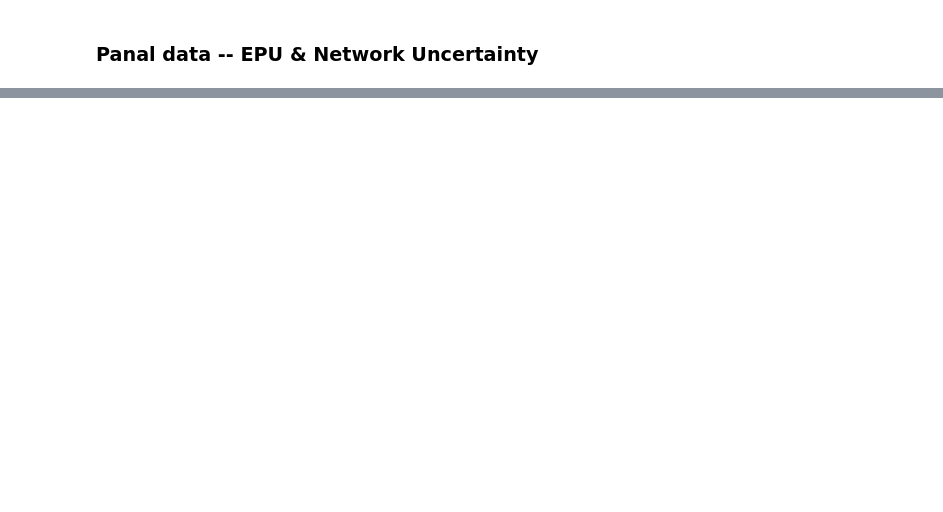
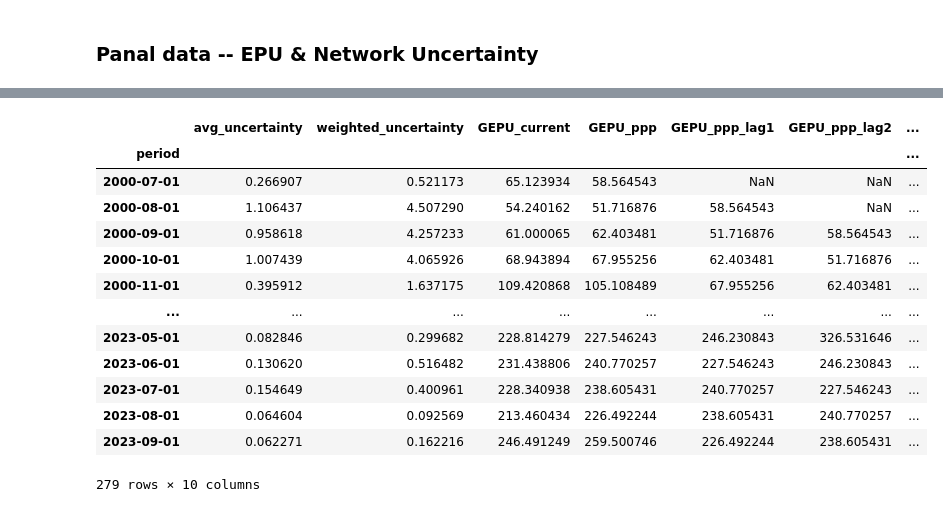
Before and after one commit to Sifan1997/Code_for_thesis, a Jupyter notebook: notebook/3_modelling.ipynb, the cells around one changed output, grey strips where cells are left out. Cells and saved outputs as stored; diff of their text form; code cells hidden in the pictures; blank space fills up the shorter version.

```diff
--- a/notebook/3_modelling.ipynb
+++ b/notebook/3_modelling.ipynb
@@ -53,0 +122,42 @@ plt.show()
+# %%
+import pandas as pd
+import statsmodels.api as sm
+
+# Assuming your data frames are named uncertainty and epu
+# Merge the data frames on the 'period' column
+merged_data = pd.merge(uncertainty, epu, on='period')
+
+# Convert 'period' column to datetime format with the specified format
+merged_data['period'] = pd.to_datetime(merged_data['period'], format='%YM%m')
+
+# Set the 'date' column as the index
+merged_data.set_index('period', inplace=True)
+
+# Check for missing values and handle them if necessary
+merged_data.dropna(inplace=True)
+
+# Specify the dependent variable (y) and independent variables (X)
+# Include lagged values of 'GEPU_ppp' up to lag 6
+lagged_columns = ['GEPU_ppp_lag1', 'GEPU_ppp_lag2', 'GEPU_ppp_lag3', 'GEPU_ppp_lag4', 'GEPU_ppp_lag5', 'GEPU_ppp_lag6']
+for i in range(1, 7):
+    merged_data[f'GEPU_ppp_lag{i}'] = merged_data['GEPU_ppp'].shift(i)
+
+y = merged_data['GEPU_ppp']
+X = merged_data[['weighted_uncertainty'] + lagged_columns]
+
+# Delete the first 6 rows
+merged_data = merged_data.iloc[6:]
+y = y.iloc[6:]
+X = X.iloc[6:]
+
+# Add a constant to the independent variable (X) for the intercept
+X = sm.add_constant(X)
+
+# Fit the time-series model (e.g., Ordinary Least Squares)
+model = sm.OLS(y, X)
+
+# Get the results
+results = model.fit()
+
+# Display regression results
+print(results.summary())
@@ -53,0 +182,17 @@ plt.show()
+# %%
+merged_data
+# %% [output]
+|  | avg_uncertainty | weighted_uncertainty | GEPU_current | GEPU_ppp | GEPU_ppp_lag1 | GEPU_ppp_lag2 | ... |
+| period |  |  |  |  |  |  | ... |
+| 2000-07-01 | 0.266907 | 0.521173 | 65.123934 | 58.564543 | NaN | NaN | ... |
+| 2000-08-01 | 1.106437 | 4.507290 | 54.240162 | 51.716876 | 58.564543 | NaN | ... |
+| 2000-09-01 | 0.958618 | 4.257233 | 61.000065 | 62.403481 | 51.716876 | 58.564543 | ... |
+| 2000-10-01 | 1.007439 | 4.065926 | 68.943894 | 67.955256 | 62.403481 | 51.716876 | ... |
+| 2000-11-01 | 0.395912 | 1.637175 | 109.420868 | 105.108489 | 67.955256 | 62.403481 | ... |
+| ... | ... | ... | ... | ... | ... | ... | ... |
+| 2023-05-01 | 0.082846 | 0.299682 | 228.814279 | 227.546243 | 246.230843 | 326.531646 | ... |
+| 2023-06-01 | 0.130620 | 0.516482 | 231.438806 | 240.770257 | 227.546243 | 246.230843 | ... |
+| 2023-07-01 | 0.154649 | 0.400961 | 228.340938 | 238.605431 | 240.770257 | 227.546243 | ... |
+| 2023-08-01 | 0.064604 | 0.092569 | 213.460434 | 226.492244 | 238.605431 | 240.770257 | ... |
+| 2023-09-01 | 0.062271 | 0.162216 | 246.491249 | 259.500746 | 226.492244 | 238.605431 | ... |
+279 rows × 10 columns
```
Also changed, not shown: parts of 9 cells of this notebook, 4 other files.
